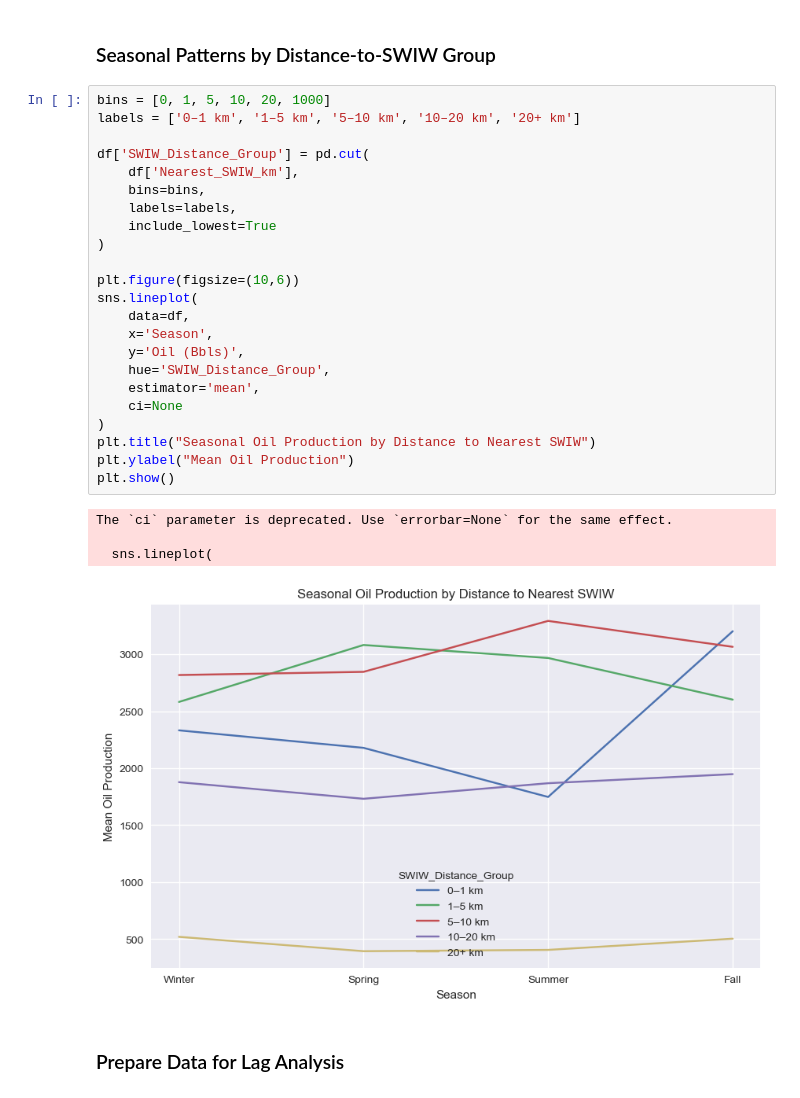
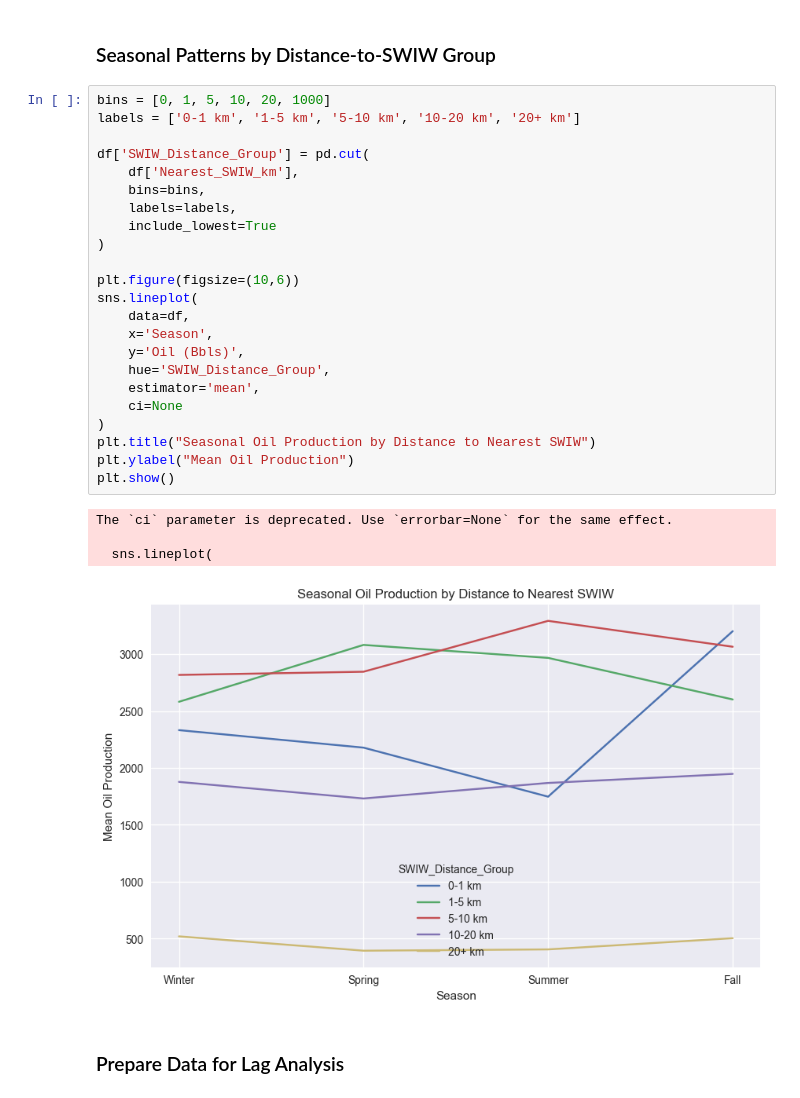
Before and after one commit to wfsutto/Two-Birds-One-Stonebridge, a Jupyter notebook: notebooks/seasonal_and_lag_analysis.ipynb, the cells around one changed output. Drawn from its saved outputs; the diff is of its cells as text.

```diff
--- a/notebooks/seasonal_and_lag_analysis.ipynb
+++ b/notebooks/seasonal_and_lag_analysis.ipynb
@@ -94,32 +94,32 @@ plt.show()
 ### Seasonal Patterns by Distance-to-SWIW Group
 # %%
 bins = [0, 1, 5, 10, 20, 1000]
-labels = ['0–1 km', '1–5 km', '5–10 km', '10–20 km', '20+ km']
+labels = ['0-1 km', '1-5 km', '5-10 km', '10-20 km', '20+ km']
 
 df['SWIW_Distance_Group'] = pd.cut(
     df['Nearest_SWIW_km'],
     bins=bins,
     labels=labels,
     include_lowest=True
 )
 
 plt.figure(figsize=(10,6))
 sns.lineplot(
     data=df,
     x='Season',
     y='Oil (Bbls)',
     hue='SWIW_Distance_Group',
     estimator='mean',
     ci=None
 )
 plt.title("Seasonal Oil Production by Distance to Nearest SWIW")
 plt.ylabel("Mean Oil Production")
 plt.show()
 # %% [output]
 The `ci` parameter is deprecated. Use `errorbar=None` for the same effect.
 
   sns.lineplot(
-[figure, old version]
+[figure, new version]
 # %% [markdown]
 ### Prepare Data for Lag Analysis
 # %%
```
Also changed, not shown: parts of 5 cells of this notebook, 1 other file.
